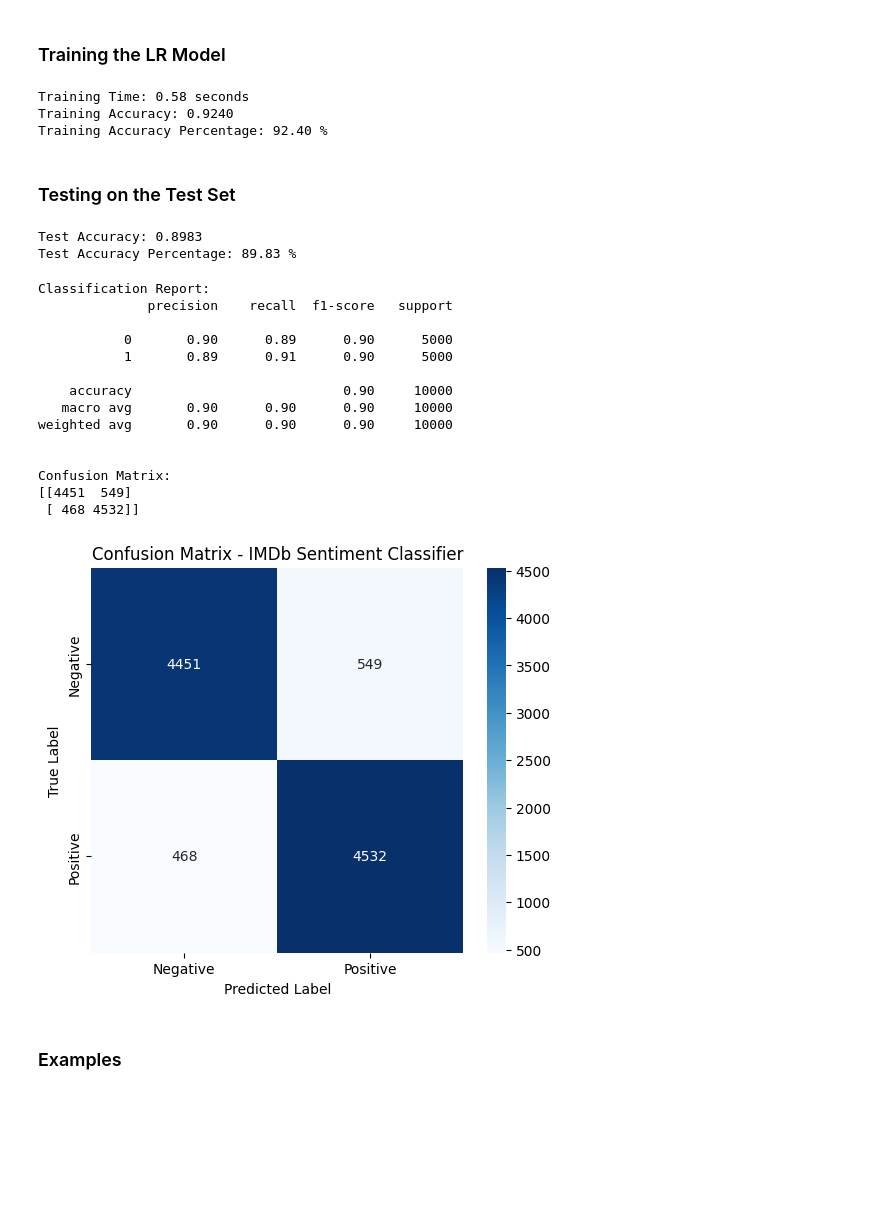
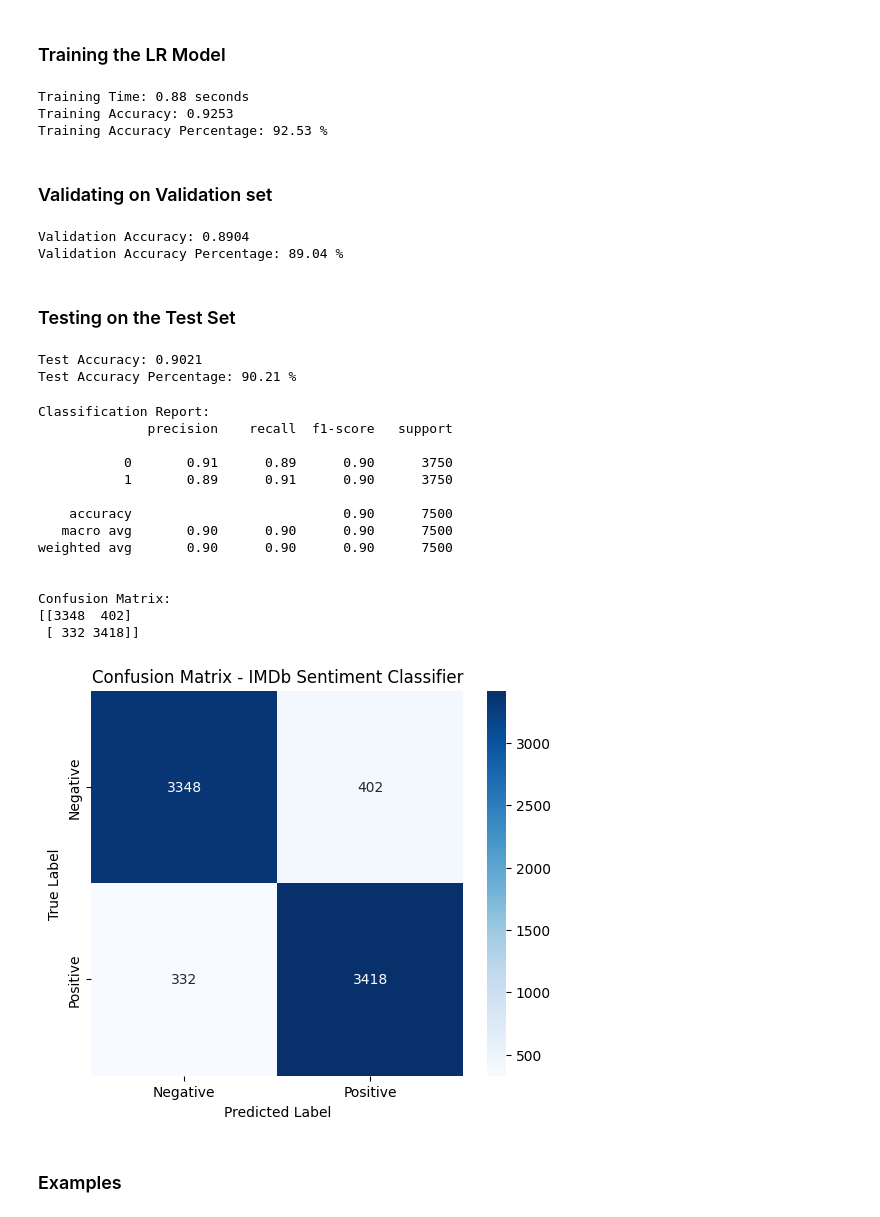
Before and after one commit to TarneemAlaa1/imdb-sentiment-classifier, a Jupyter notebook: notebooks/02_vectorization_logreg.ipynb, the cells around one changed output. Cells and saved outputs as stored; diff of their text form; code cells hidden in the pictures; blank space fills up the shorter version.

Commit message:
updated the split to be 70% train, 15% validation and 15% test

```diff
--- a/notebooks/02_vectorization_logreg.ipynb
+++ b/notebooks/02_vectorization_logreg.ipynb
@@ -60,10 +60,17 @@ print("Label:", y[0])
 Feature: one reviewers mentioned watching oz episode hooked right exactly happened first thing struck oz brutality unflinching scenes violence set right word go trust show faint hearted timid show pul ...
 Label: 1
 # %%
-# Splitting the data to Train-Test Split to be 80% Training data and 20% Testing data
-# We set stratify to keep the label distribution balanced in both sets to ensure no bias
-X_train, X_test, y_train, y_test = train_test_split(X, y, test_size=0.2, stratify=y, random_state=42)
+# Split into train set with 70% and temporary set with 30% to be further split to test and validation sets
+X_train, X_temp, y_train, y_temp = train_test_split(
+    X, y, test_size=0.3, stratify=y, random_state=42
+)
 
-print("Number of Training Samples:", len(X_train))
-print("Number of Testing Samples:", len(X_test))
+#Split temp into validation set with 15% and test set with 15%
+X_val, X_test, y_val, y_test = train_test_split(
+    X_temp, y_temp, test_size=0.5, stratify=y_temp, random_state=42
+)
+
+print(f"Train set size: {len(X_train)}")
+print(f"Validation set size: {len(X_val)}")
+print(f"Test set size: {len(X_test)}")
 # %% [output]
@@ -153,56 +166,69 @@ train_acc = lr.score(X_train_tfidf, y_train)
 print(f"Training Accuracy: {train_acc:.4f}")
 print(f"Training Accuracy Percentage: {train_acc*100:.2f} %")
 # %% [output]
-Training Time: 0.58 seconds
-Training Accuracy: 0.9240
-Training Accuracy Percentage: 92.40 %
+Training Time: 0.88 seconds
+Training Accuracy: 0.9253
+Training Accuracy Percentage: 92.53 %
+# %% [markdown]
+### Validating on Validation set
+# %%
+# Predicting on the val set
+y_val_pred = lr.predict(X_val_tfidf)
+
+# Validation accuracy
+val_acc = accuracy_score(y_val, y_val_pred)
+print(f"Validation Accuracy: {val_acc:.4f}")
+print(f"Validation Accuracy Percentage: {val_acc*100:.2f} %")
+# %% [output]
+Validation Accuracy: 0.8904
+Validation Accuracy Percentage: 89.04 %
 # %% [markdown]
 ### Testing on the Test Set
 # %%
 # Predicting on the test set
-y_pred = lr.predict(X_test_tfidf)
+y_test_pred = lr.predict(X_test_tfidf)
 
 # Test accuracy
-test_acc = accuracy_score(y_test, y_pred)
+test_acc = accuracy_score(y_test, y_test_pred)
 print(f"Test Accuracy: {test_acc:.4f}")
 print(f"Test Accuracy Percentage: {test_acc*100:.2f} %")
 # %% [output]
-Test Accuracy: 0.8983
-Test Accuracy Percentage: 89.83 %
+Test Accuracy: 0.9021
+Test Accuracy Percentage: 90.21 %
 # %%
 # Full report
 print("\nClassification Report:")
-print(classification_report(y_test, y_pred))
+print(classification_report(y_test, y_test_pred))
 
 print("\nConfusion Matrix:")
-print(confusion_matrix(y_test, y_pred))
+print(confusion_matrix(y_test, y_test_pred))
 # %% [output]
 Classification Report:
               precision    recall  f1-score   support
 
-           0       0.90      0.89      0.90      5000
-           1       0.89      0.91      0.90      5000
+           0       0.91      0.89      0.90      3750
+           1       0.89      0.91      0.90      3750
 
-    accuracy                           0.90     10000
-   macro avg       0.90      0.90      0.90     10000
-weighted avg       0.90      0.90      0.90     10000
+    accuracy                           0.90      7500
+   macro avg       0.90      0.90      0.90      7500
+weighted avg       0.90      0.90      0.90      7500
 
 
 Confusion Matrix:
-[[4451  549]
- [ 468 4532]]
+[[3348  402]
+ [ 332 3418]]
 # %%
-cm = confusion_matrix(y_test, y_pred)
+cm = confusion_matrix(y_test, y_test_pred)
 labels = ['Negative', 'Positive']
 
 plt.figure(figsize=(6,5))
 sns.heatmap(cm, annot=True, fmt='d', cmap='Blues', xticklabels=labels, yticklabels=labels)
 plt.xlabel('Predicted Label')
 plt.ylabel('True Label')
 plt.title('Confusion Matrix - IMDb Sentiment Classifier')
 plt.show()
 # %% [output]
-[figure, old version]
+[figure, new version]
 # %% [markdown]
 ### Examples
 # %%
```
Also changed, not shown: parts of 14 cells of this notebook.
